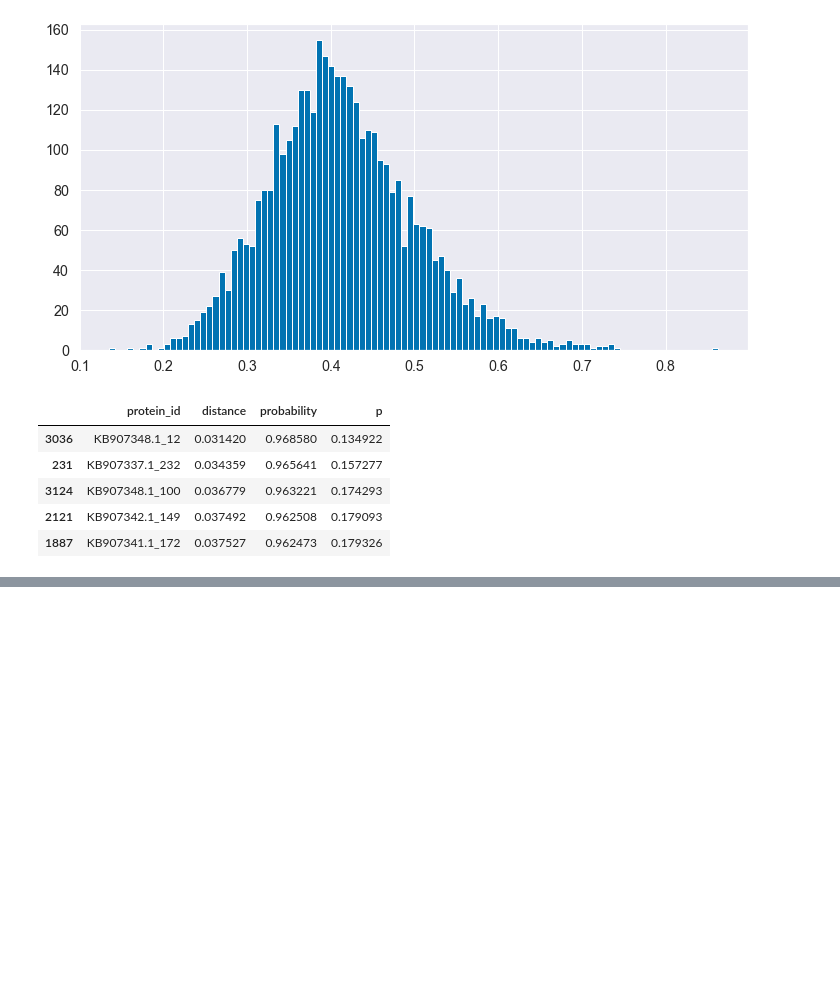
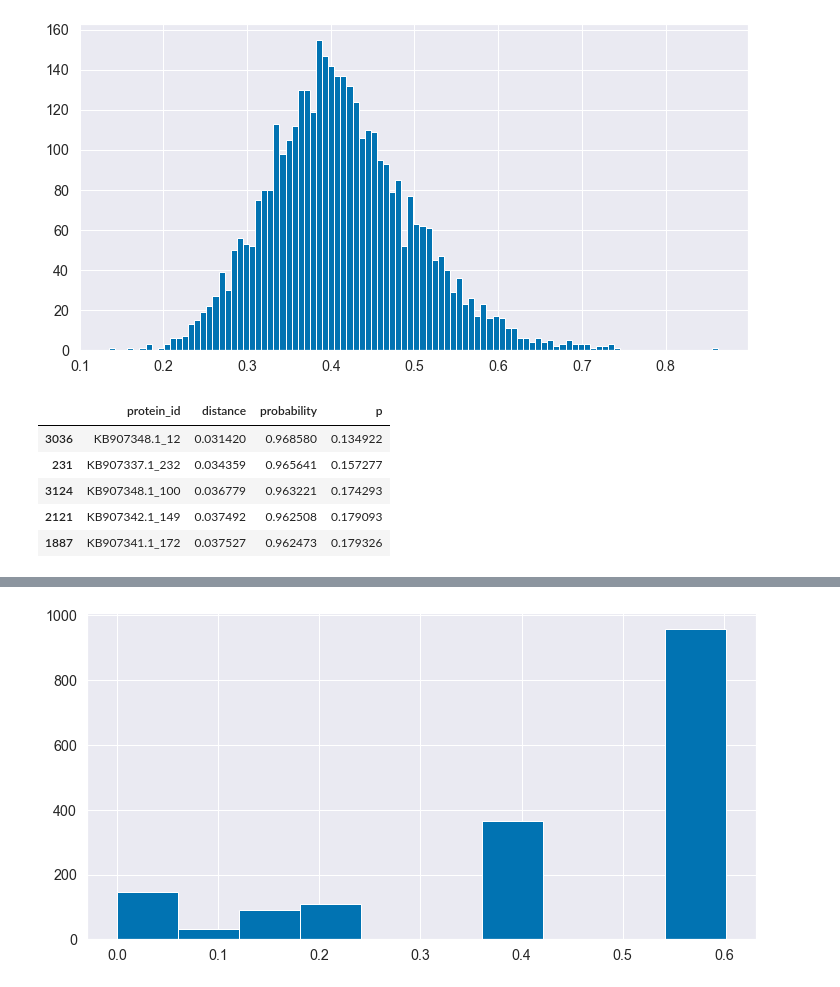
Before and after one commit to srom/nbias, a Jupyter notebook: notebook/Jensen-Shannon distance to tri-nucleotide mean.ipynb, the cells around one changed output, grey strips where cells are left out. Saved outputs shown, nothing was run; the diff lists cells and outputs as text; code cells hidden in the pictures; blank space fills up the shorter version.

```diff
--- a/notebook/Jensen-Shannon distance to tri-nucleotide mean.ipynb
+++ b/notebook/Jensen-Shannon distance to tri-nucleotide mean.ipynb
@@ -79,0 +131,5 @@ df.sort_values('p').head()
+# %%
+_, ax = plt.subplots(1, 1, figsize=(12, 6))
+ax.hist(np.exp(domain_df['log_probability_random'].values), bins=10);
+# %% [output]
+[figure, added]
```
Also changed, not shown: parts of 11 cells of this notebook, 5 other files.
